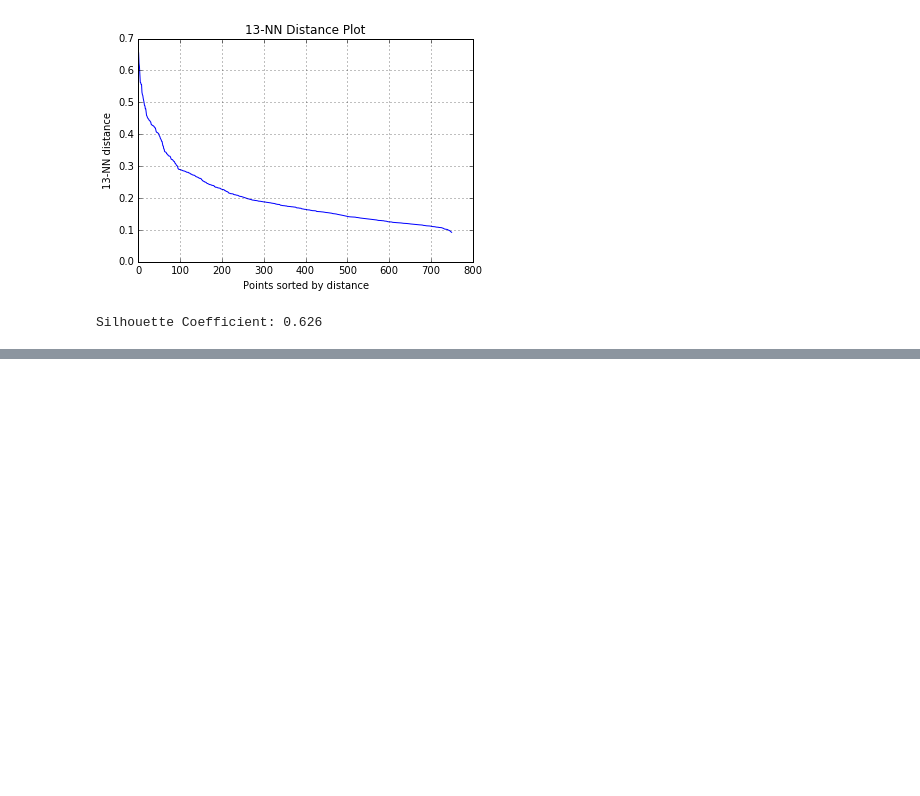
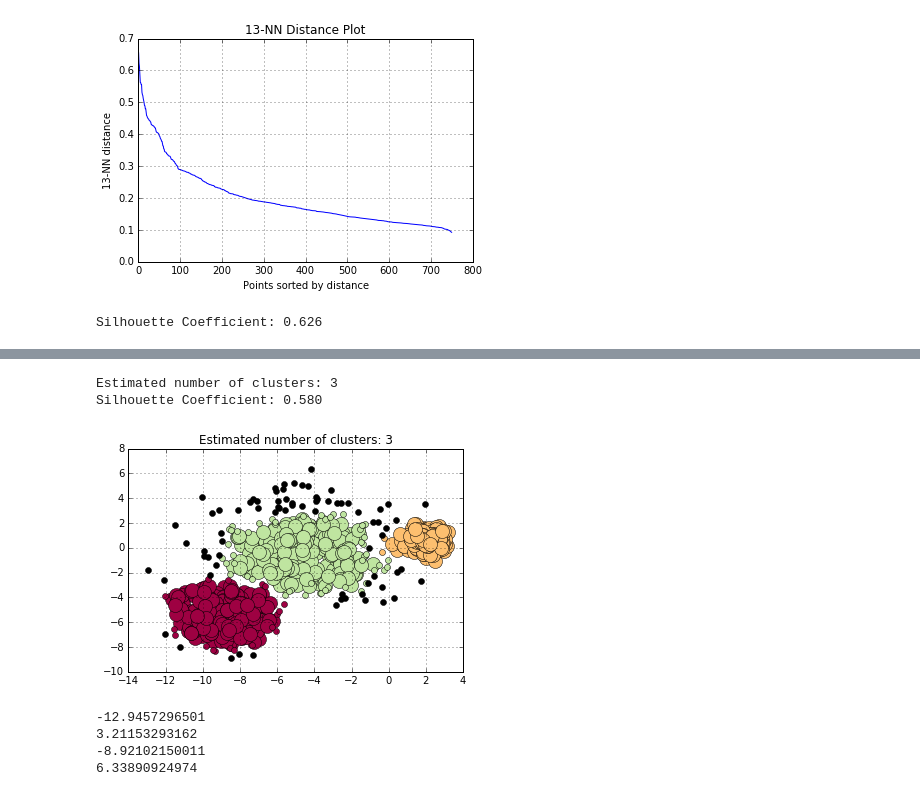
Before and after one commit to YanpuLi/YanpuLi.github.io, a Jupyter notebook: Clustering.ipynb, the cells around one changed output, grey strips where cells are left out. Drawn from its saved outputs; the diff is of its cells as text; code cells hidden in the pictures; blank space fills up the shorter version.

```diff
--- a/Clustering.ipynb
+++ b/Clustering.ipynb
@@ -497,0 +516,50 @@ Silhouette Coefficient: 0.626
+# %%
+db5 = DBSCAN(eps=0.9, min_samples=10).fit(X5)
+core_samples_mask = np.zeros_like(db5.labels_, dtype=bool)
+core_samples_mask[db5.core_sample_indices_] = True
+labels5 = db5.labels_
+
+# Number of clusters in labels, ignoring noise if present.
+n_clusters_5 = len(set(labels5)) - (1 if -1 in labels5 else 0)
+
+print('Estimated number of clusters: %d' % n_clusters_5)
+print("Silhouette Coefficient: %0.3f"
+      % silhouette_score(X5, labels5))
+
+
+# Black removed and is used for noise instead.
+unique_labels5 = set(labels5)
+colors = [plt.cm.Spectral(each)
+          for each in np.linspace(0, 1, len(unique_labels5))]
+for k, col in zip(unique_labels5, colors):
+    if k == -1:
+        # Black used for noise.
+        col = [0, 0, 0, 1]
+
+    class_member_mask = (labels5 == k)
+
+    xy = X5[class_member_mask & core_samples_mask]
+    plt.plot(xy[:, 0], xy[:, 1], 'o', markerfacecolor=tuple(col),
+             markeredgecolor='k', markersize=14)
+
+    xy = X5[class_member_mask & ~core_samples_mask]
+    plt.plot(xy[:, 0], xy[:, 1], 'o', markerfacecolor=tuple(col),
+             markeredgecolor='k', markersize=6)
+
+plt.title('Estimated number of clusters: %d' % n_clusters_5)
+plt.grid()
+plt.show()
+# %% [output]
+Estimated number of clusters: 3
+Silhouette Coefficient: 0.580
+[figure, added]
+# %%
+print X5[:,0].min()
+print X5[:,0].max()
+print X5[:,1].min()
+print X5[:,1].max()
+# %% [output]
+-12.9457296501
+3.21153293162
+-8.92102150011
+6.33890924974
```
Also changed, not shown: parts of 3 cells of this notebook, 5 other files.
